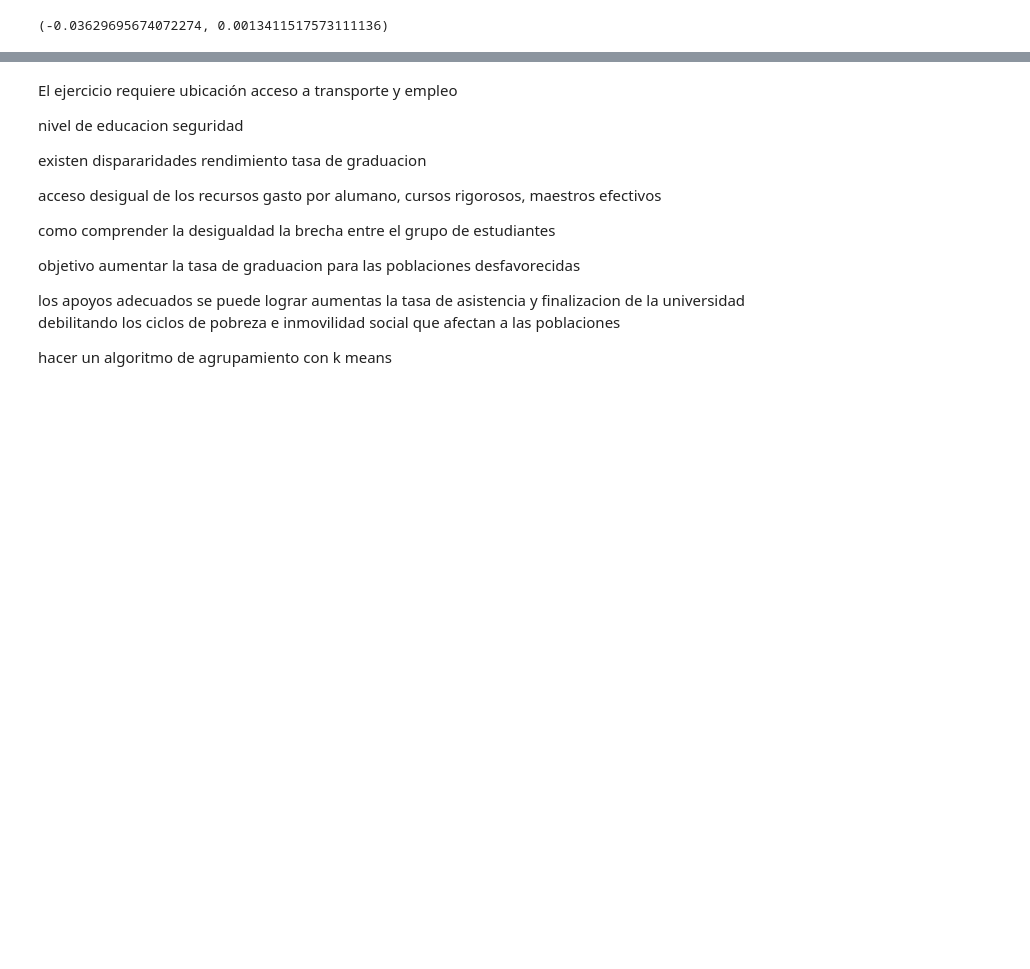
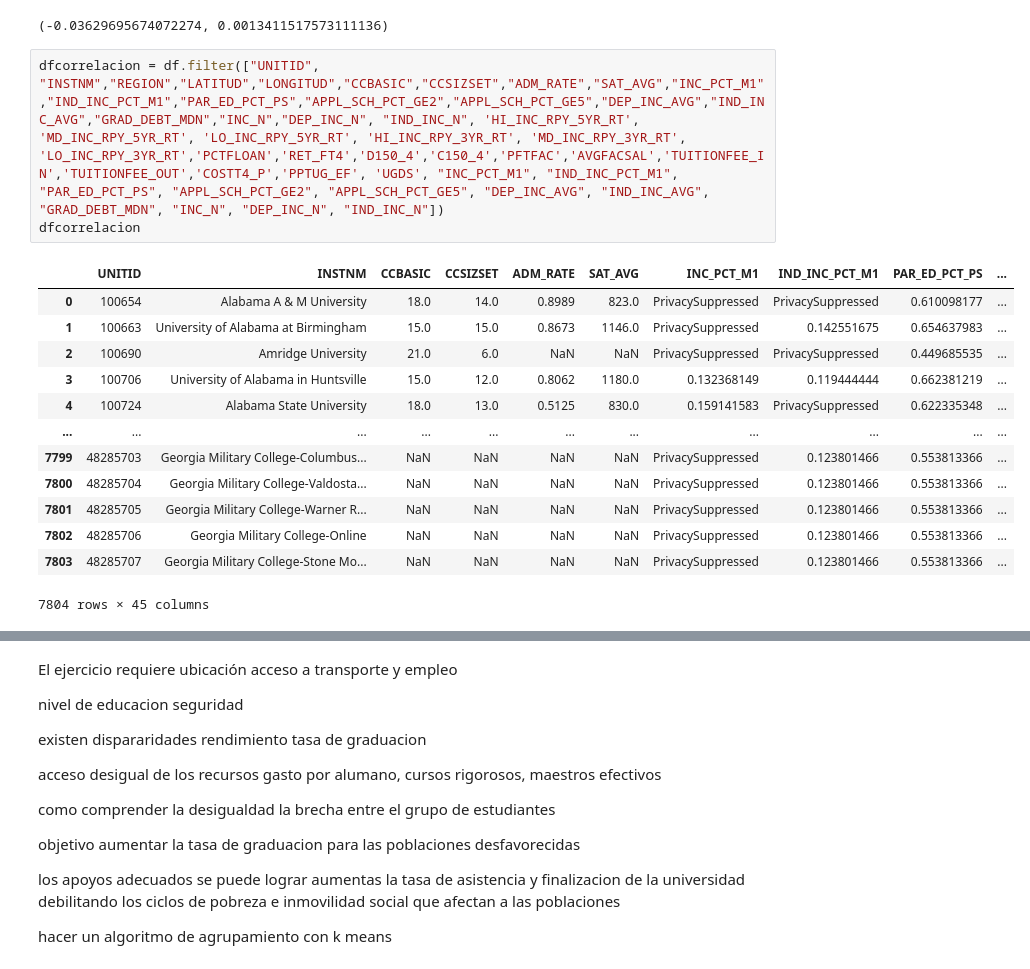
Before and after one commit to Miranda46/TAE-Trabajo1, a Jupyter notebook: TAE_Trabajo1.ipynb, the cells around one changed output, grey strips where cells are left out. Cells and saved outputs as stored; diff of their text form; blank space fills up the shorter version.

```diff
--- a/TAE_Trabajo1.ipynb
+++ b/TAE_Trabajo1.ipynb
@@ -127,3 +177,20 @@ from scipy.stats import pearsonr
 pearsonr(df['PREDDEG'], df['HCM2'])
 # %% [output]
 (-0.03629695674072274, 0.0013411517573111136)
+# %%
+dfcorrelacion = df.filter(["UNITID", "INSTNM","REGION","LATITUD","LONGITUD","CCBASIC","CCSIZSET","ADM_RATE","SAT_AVG","INC_PCT_M1","IND_INC_PCT_M1","PAR_ED_PCT_PS","APPL_SCH_PCT_GE2","APPL_SCH_PCT_GE5","DEP_INC_AVG","IND_INC_AVG","GRAD_DEBT_MDN","INC_N","DEP_INC_N", "IND_INC_N", 'HI_INC_RPY_5YR_RT', 'MD_INC_RPY_5YR_RT', 'LO_INC_RPY_5YR_RT', 'HI_INC_RPY_3YR_RT', 'MD_INC_RPY_3YR_RT', 'LO_INC_RPY_3YR_RT','PCTFLOAN','RET_FT4','D150_4','C150_4','PFTFAC','AVGFACSAL','TUITIONFEE_IN','TUITIONFEE_OUT','COSTT4_P','PPTUG_EF', 'UGDS', "INC_PCT_M1", "IND_INC_PCT_M1", "PAR_ED_PCT_PS", "APPL_SCH_PCT_GE2", "APPL_SCH_PCT_GE5", "DEP_INC_AVG", "IND_INC_AVG", "GRAD_DEBT_MDN", "INC_N", "DEP_INC_N", "IND_INC_N"])
+dfcorrelacion
+# %% [output]
+|  | UNITID | INSTNM | CCBASIC | CCSIZSET | ADM_RATE | SAT_AVG | INC_PCT_M1 | IND_INC_PCT_M1 | PAR_ED_PCT_PS | ... |
+| 0 | 100654 | Alabama A & M University | 18.0 | 14.0 | 0.8989 | 823.0 | PrivacySuppressed | PrivacySuppressed | 0.610098177 | ... |
+| 1 | 100663 | University of Alabama at Birmingham | 15.0 | 15.0 | 0.8673 | 1146.0 | PrivacySuppressed | 0.142551675 | 0.654637983 | ... |
+| 2 | 100690 | Amridge University | 21.0 | 6.0 | NaN | NaN | PrivacySuppressed | PrivacySuppressed | 0.449685535 | ... |
+| 3 | 100706 | University of Alabama in Huntsville | 15.0 | 12.0 | 0.8062 | 1180.0 | 0.132368149 | 0.119444444 | 0.662381219 | ... |
+| 4 | 100724 | Alabama State University | 18.0 | 13.0 | 0.5125 | 830.0 | 0.159141583 | PrivacySuppressed | 0.622335348 | ... |
+| ... | ... | ... | ... | ... | ... | ... | ... | ... | ... | ... |
+| 7799 | 48285703 | Georgia Military College-Columbus... | NaN | NaN | NaN | NaN | PrivacySuppressed | 0.123801466 | 0.553813366 | ... |
+| 7800 | 48285704 | Georgia Military College-Valdosta... | NaN | NaN | NaN | NaN | PrivacySuppressed | 0.123801466 | 0.553813366 | ... |
+| 7801 | 48285705 | Georgia Military College-Warner R... | NaN | NaN | NaN | NaN | PrivacySuppressed | 0.123801466 | 0.553813366 | ... |
+| 7802 | 48285706 | Georgia Military College-Online | NaN | NaN | NaN | NaN | PrivacySuppressed | 0.123801466 | 0.553813366 | ... |
+| 7803 | 48285707 | Georgia Military College-Stone Mo... | NaN | NaN | NaN | NaN | PrivacySuppressed | 0.123801466 | 0.553813366 | ... |
+7804 rows × 45 columns
```
Also changed, not shown: parts of 37 cells of this notebook.
